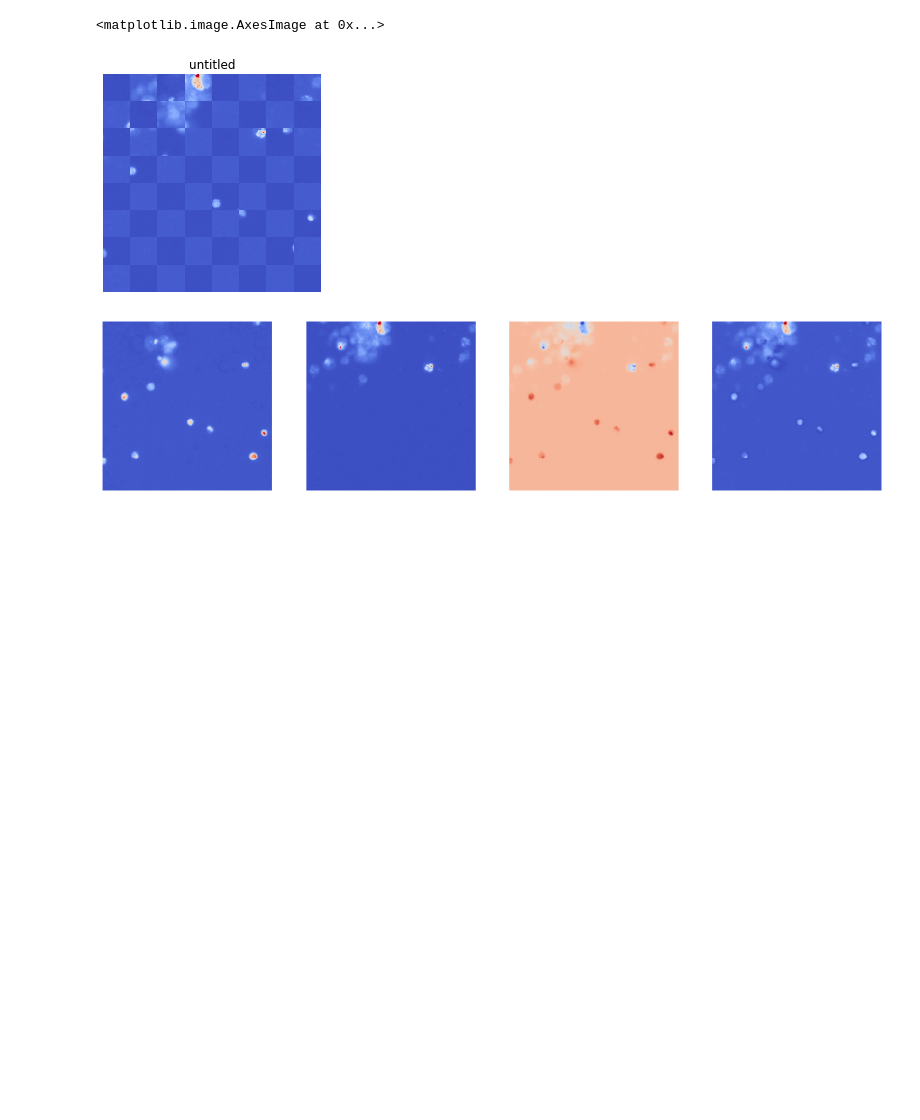
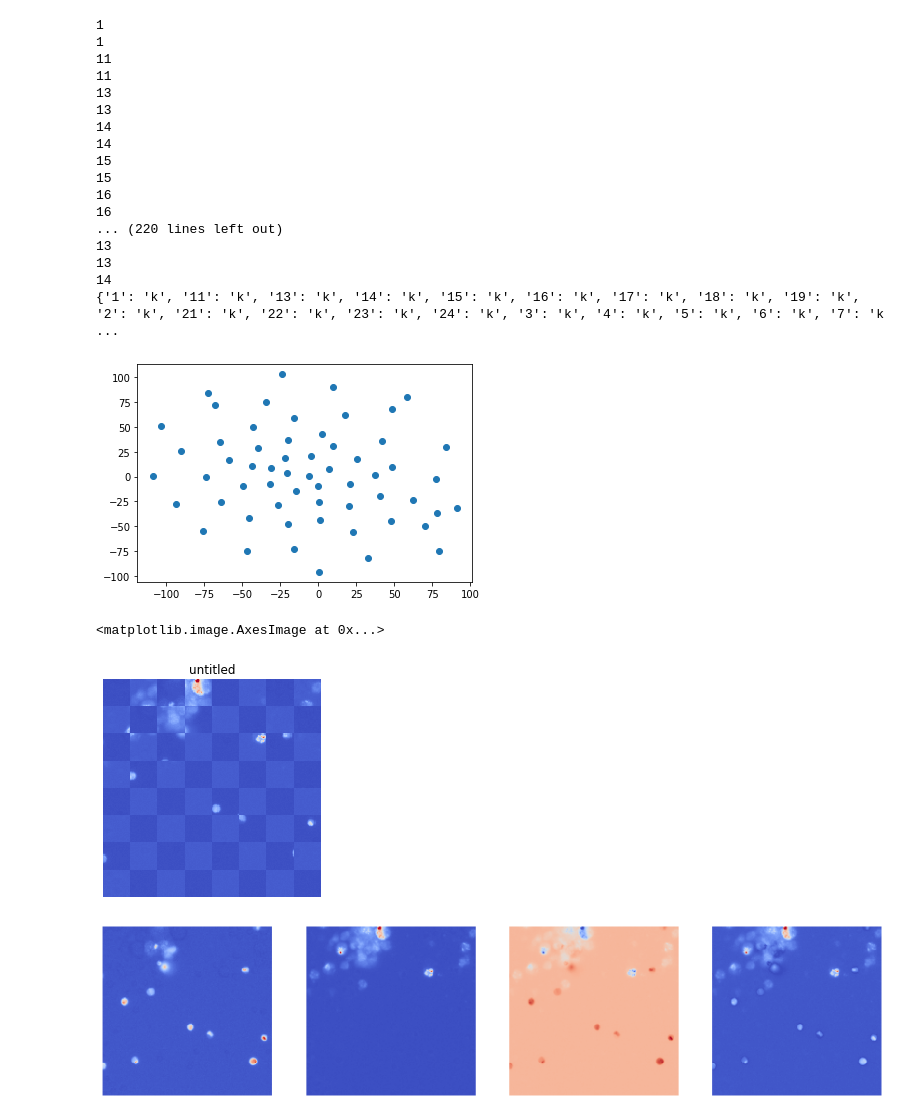
Before and after one commit to leonore/deep-learning-for-immune-cells, a Jupyter notebook: src/cell_autoencoder.ipynb, the cells around one changed output. Saved outputs shown, nothing was run; the diff lists cells and outputs as text; code cells hidden in the pictures; blank space fills up the shorter version.

```diff
--- a/src/cell_autoencoder.ipynb
+++ b/src/cell_autoencoder.ipynb
@@ -178,0 +164,30 @@ plot_results(x_test, decoded_imgs)
+# %%
+from sklearn.manifold import TSNE
+
+tsne = TSNE(perplexity=6, learning_rate=11)
+clusters = tsne.fit_transform(overlaps)
+# %%
+plt.figure()
+lmap = label_to_colourmap(y_overlap)
+label_color = [lmap[l] for l in y_overlap]
+plt.scatter(clusters[:,0], clusters[:,1], cmap=label_color)
+print(lmap)
+# %% [output]
+1
+1
+11
+11
+13
+13
+14
+14
+15
+15
+16
+16
+... (220 lines left out)
+13
+13
+14
+{'1': 'k', '11': 'k', '13': 'k', '14': 'k', '15': 'k', '16': 'k', '17': 'k', '18': 'k', '19': 'k', '2': 'k', '21': 'k', '22': 'k', '23': 'k', '24': 'k', '3': 'k', '4': 'k', '5': 'k', '6': 'k', '7': 'k ...
+[figure, added]
```
Also changed, not shown: parts of 12 cells of this notebook, 1 other file.
